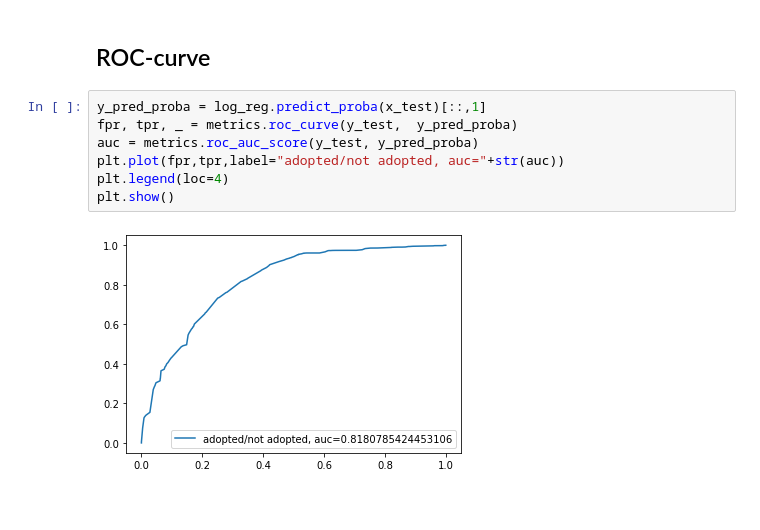
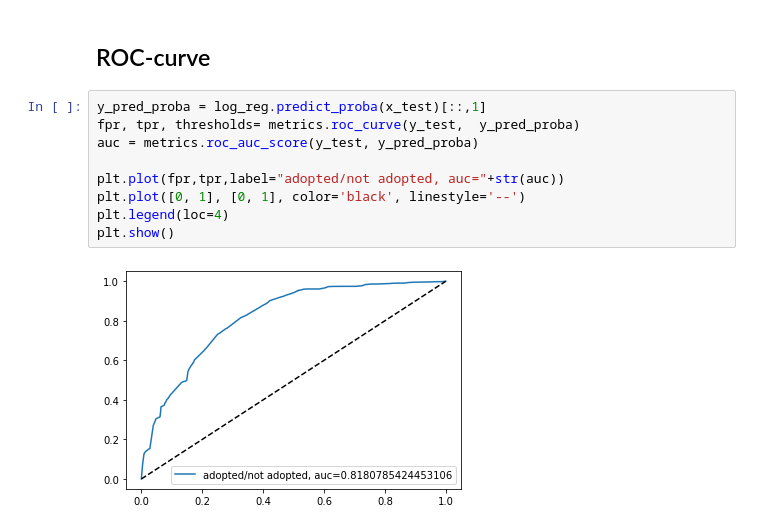
Before and after one commit to DavidSiegl/Animal-Shelter-Analysis, a Jupyter notebook: logistic_regression.ipynb, the cells around one changed output. Cells and saved outputs as stored; diff of their text form.

```diff
--- a/logistic_regression.ipynb
+++ b/logistic_regression.ipynb
@@ -94,10 +96,12 @@ plt.title(all_sample_title, size = 15);
 ## ROC-curve
 # %%
 y_pred_proba = log_reg.predict_proba(x_test)[::,1]
-fpr, tpr, _ = metrics.roc_curve(y_test,  y_pred_proba)
+fpr, tpr, thresholds= metrics.roc_curve(y_test,  y_pred_proba)
 auc = metrics.roc_auc_score(y_test, y_pred_proba)
+
 plt.plot(fpr,tpr,label="adopted/not adopted, auc="+str(auc))
+plt.plot([0, 1], [0, 1], color='black', linestyle='--')
 plt.legend(loc=4)
 plt.show()
 # %% [output]
-[figure, old version]
+[figure, new version]
```
Also changed, not shown: parts of 1 cell of this notebook.
